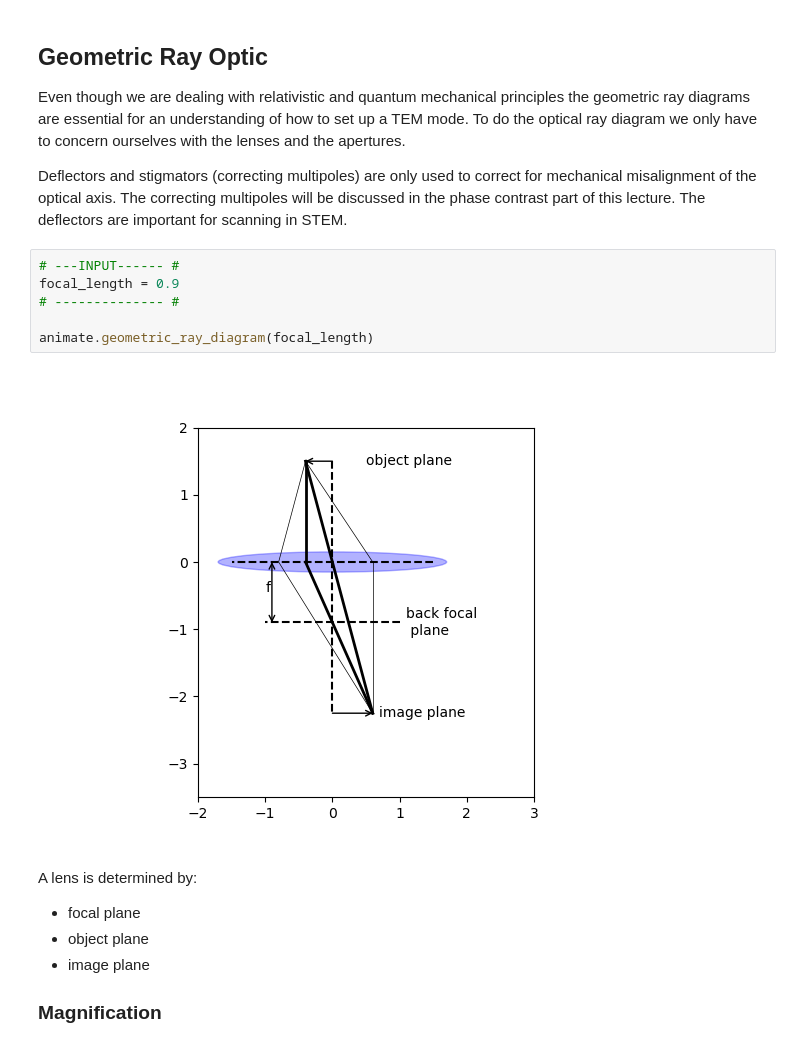
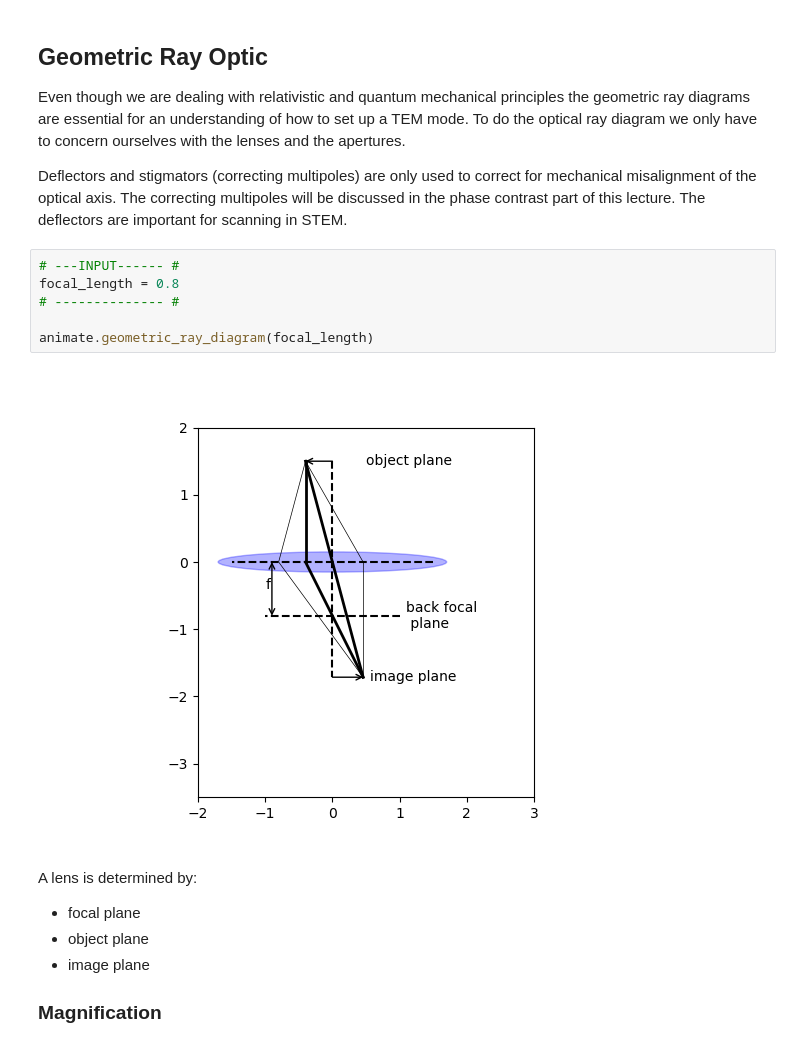
Before and after one commit to gduscher/MLSTEM2024, a Jupyter notebook: Day1/1_Aberrations.ipynb, the cells around one changed output. Drawn from its saved outputs; the diff is of its cells as text.

```diff
--- a/Day1/1_Aberrations.ipynb
+++ b/Day1/1_Aberrations.ipynb
@@ -157,12 +152,12 @@ To do the optical ray diagram we only have to concern ourselves with the lenses
 Deflectors and stigmators (correcting multipoles) are only used to correct for mechanical misalignment of the optical axis. The correcting multipoles will be discussed in the phase contrast part of this lecture. The deflectors are important for scanning in STEM.
 # %%
 # ---INPUT------ #
-focal_length = 0.9
+focal_length = 0.8
 # -------------- #
 
 animate.geometric_ray_diagram(focal_length)
 # %% [output]
-[figure, old version]
+[figure, new version]
 # %% [markdown]
 A lens is determined by:
 - focal plane
```
Also changed, not shown: parts of 3 cells of this notebook.
